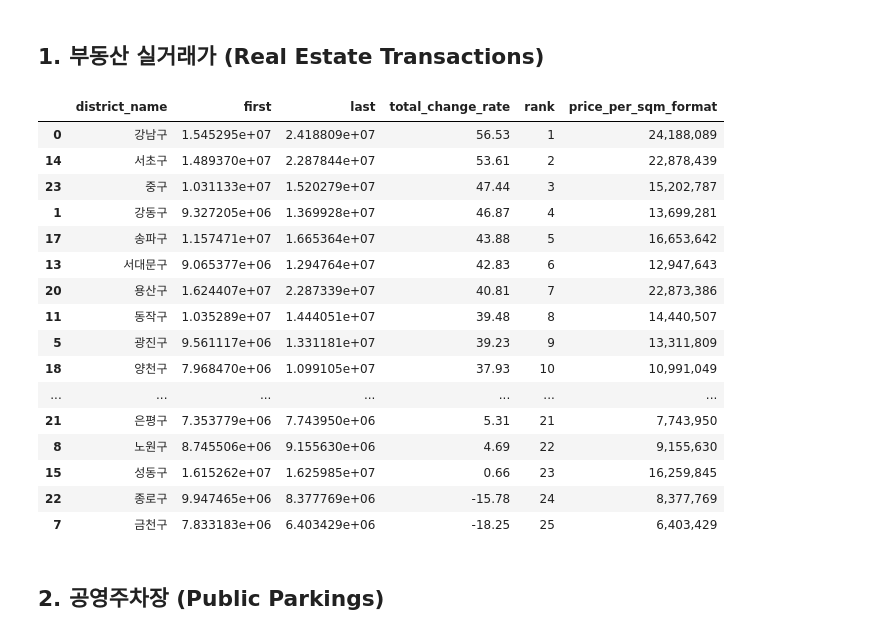
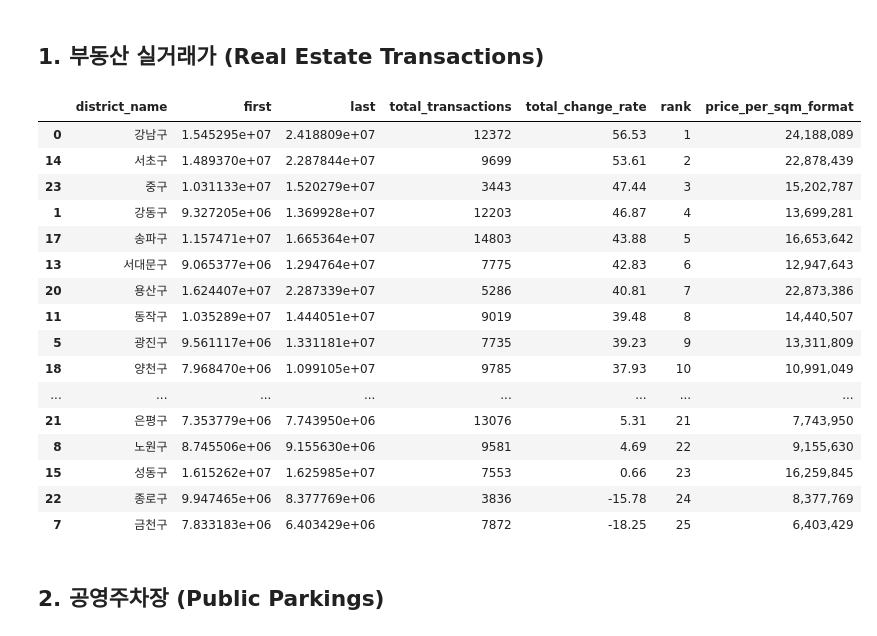
Before and after one commit to DobongSeSAC03/flask-property, a Jupyter notebook: notebook/db_test_rd_home_bar.ipynb, the cells around one changed output. Drawn from its saved outputs; the diff is of its cells as text; code cells hidden in the pictures.

```diff
--- a/notebook/db_test_rd_home_bar.ipynb
+++ b/notebook/db_test_rd_home_bar.ipynb
@@ -37,7 +37,7 @@ def calc_yearly_avg_price_by_district(df):
     return (
         df
         .groupby(['district_name', 'reception_year'])
-        .agg(avg_price_per_sqm=('price_per_sqm', 'mean'))
+        .agg(avg_price_per_sqm=('price_per_sqm', 'mean'),transaction_count=('price_per_sqm', 'count'))
         .reset_index()
         .sort_values(['district_name', 'reception_year'])
     )
@@ -45,10 +45,13 @@ def calc_yearly_avg_price_by_district(df):
 # 전체 상승률 계산
 def calc_total_change_rate_by_district(df):
     total_rate = (
-        df
-        .groupby('district_name')['avg_price_per_sqm']
-        .agg(first='first', last='last')
-        .reset_index()
+        df.groupby('district_name')
+          .agg(
+              first=('avg_price_per_sqm', 'first'),
+              last=('avg_price_per_sqm', 'last'),
+              total_transactions=('transaction_count', 'sum'),
+          )
+          .reset_index()
     )
 
     total_rate['total_change_rate'] = (
@@ -65,50 +68,50 @@ def apply_total_change_rank(df):
         df['total_change_rate']
         .rank(method='dense', ascending=False)
         .astype(int)
     )
     return df.sort_values(['rank', 'district_name'])
 
 # 포맷팅 round(0)으로 소수점 첫 째 자리에서 반올림 | price_per_sqm_format 컬럼 생성
 def format_price_column(df):
     df = df.copy()
     df['price_per_sqm_format'] = (
         df['last']
         .round(0)
         .map(lambda x: f"{int(x):,}")
     )
     return df
 
 avg_df = calc_price_per_sqm(district_df)
 
 yoy_avg_df = calc_yearly_avg_price_by_district(avg_df)
 
 district_rate = calc_total_change_rate_by_district(yoy_avg_df)
 
 result = apply_total_change_rank(district_rate)
 
 result = format_price_column(result)
 
 
 
 result
 # %% [output]
-|  | district_name | first | last | total_change_rate | rank | price_per_sqm_format |
-| 0 | 강남구 | 1.545295e+07 | 2.418809e+07 | 56.53 | 1 | 24,188,089 |
-| 14 | 서초구 | 1.489370e+07 | 2.287844e+07 | 53.61 | 2 | 22,878,439 |
-| 23 | 중구 | 1.031133e+07 | 1.520279e+07 | 47.44 | 3 | 15,202,787 |
-| 1 | 강동구 | 9.327205e+06 | 1.369928e+07 | 46.87 | 4 | 13,699,281 |
-| 17 | 송파구 | 1.157471e+07 | 1.665364e+07 | 43.88 | 5 | 16,653,642 |
-| 13 | 서대문구 | 9.065377e+06 | 1.294764e+07 | 42.83 | 6 | 12,947,643 |
-| 20 | 용산구 | 1.624407e+07 | 2.287339e+07 | 40.81 | 7 | 22,873,386 |
-| 11 | 동작구 | 1.035289e+07 | 1.444051e+07 | 39.48 | 8 | 14,440,507 |
-| 5 | 광진구 | 9.561117e+06 | 1.331181e+07 | 39.23 | 9 | 13,311,809 |
-| 18 | 양천구 | 7.968470e+06 | 1.099105e+07 | 37.93 | 10 | 10,991,049 |
-| ... | ... | ... | ... | ... | ... | ... |
-| 21 | 은평구 | 7.353779e+06 | 7.743950e+06 | 5.31 | 21 | 7,743,950 |
-| 8 | 노원구 | 8.745506e+06 | 9.155630e+06 | 4.69 | 22 | 9,155,630 |
-| 15 | 성동구 | 1.615262e+07 | 1.625985e+07 | 0.66 | 23 | 16,259,845 |
-| 22 | 종로구 | 9.947465e+06 | 8.377769e+06 | -15.78 | 24 | 8,377,769 |
-| 7 | 금천구 | 7.833183e+06 | 6.403429e+06 | -18.25 | 25 | 6,403,429 |
+|  | district_name | first | last | total_transactions | total_change_rate | rank | price_per_sqm_format |
+| 0 | 강남구 | 1.545295e+07 | 2.418809e+07 | 12372 | 56.53 | 1 | 24,188,089 |
+| 14 | 서초구 | 1.489370e+07 | 2.287844e+07 | 9699 | 53.61 | 2 | 22,878,439 |
+| 23 | 중구 | 1.031133e+07 | 1.520279e+07 | 3443 | 47.44 | 3 | 15,202,787 |
+| 1 | 강동구 | 9.327205e+06 | 1.369928e+07 | 12203 | 46.87 | 4 | 13,699,281 |
+| 17 | 송파구 | 1.157471e+07 | 1.665364e+07 | 14803 | 43.88 | 5 | 16,653,642 |
+| 13 | 서대문구 | 9.065377e+06 | 1.294764e+07 | 7775 | 42.83 | 6 | 12,947,643 |
+| 20 | 용산구 | 1.624407e+07 | 2.287339e+07 | 5286 | 40.81 | 7 | 22,873,386 |
+| 11 | 동작구 | 1.035289e+07 | 1.444051e+07 | 9019 | 39.48 | 8 | 14,440,507 |
+| 5 | 광진구 | 9.561117e+06 | 1.331181e+07 | 7735 | 39.23 | 9 | 13,311,809 |
+| 18 | 양천구 | 7.968470e+06 | 1.099105e+07 | 9785 | 37.93 | 10 | 10,991,049 |
+| ... | ... | ... | ... | ... | ... | ... | ... |
+| 21 | 은평구 | 7.353779e+06 | 7.743950e+06 | 13076 | 5.31 | 21 | 7,743,950 |
+| 8 | 노원구 | 8.745506e+06 | 9.155630e+06 | 9581 | 4.69 | 22 | 9,155,630 |
+| 15 | 성동구 | 1.615262e+07 | 1.625985e+07 | 7553 | 0.66 | 23 | 16,259,845 |
+| 22 | 종로구 | 9.947465e+06 | 8.377769e+06 | 3836 | -15.78 | 24 | 8,377,769 |
+| 7 | 금천구 | 7.833183e+06 | 6.403429e+06 | 7872 | -18.25 | 25 | 6,403,429 |
 # %% [markdown]
 ## 2. 공영주차장 (Public Parkings)
 # %%
```
Also changed, not shown: 2 other files.
